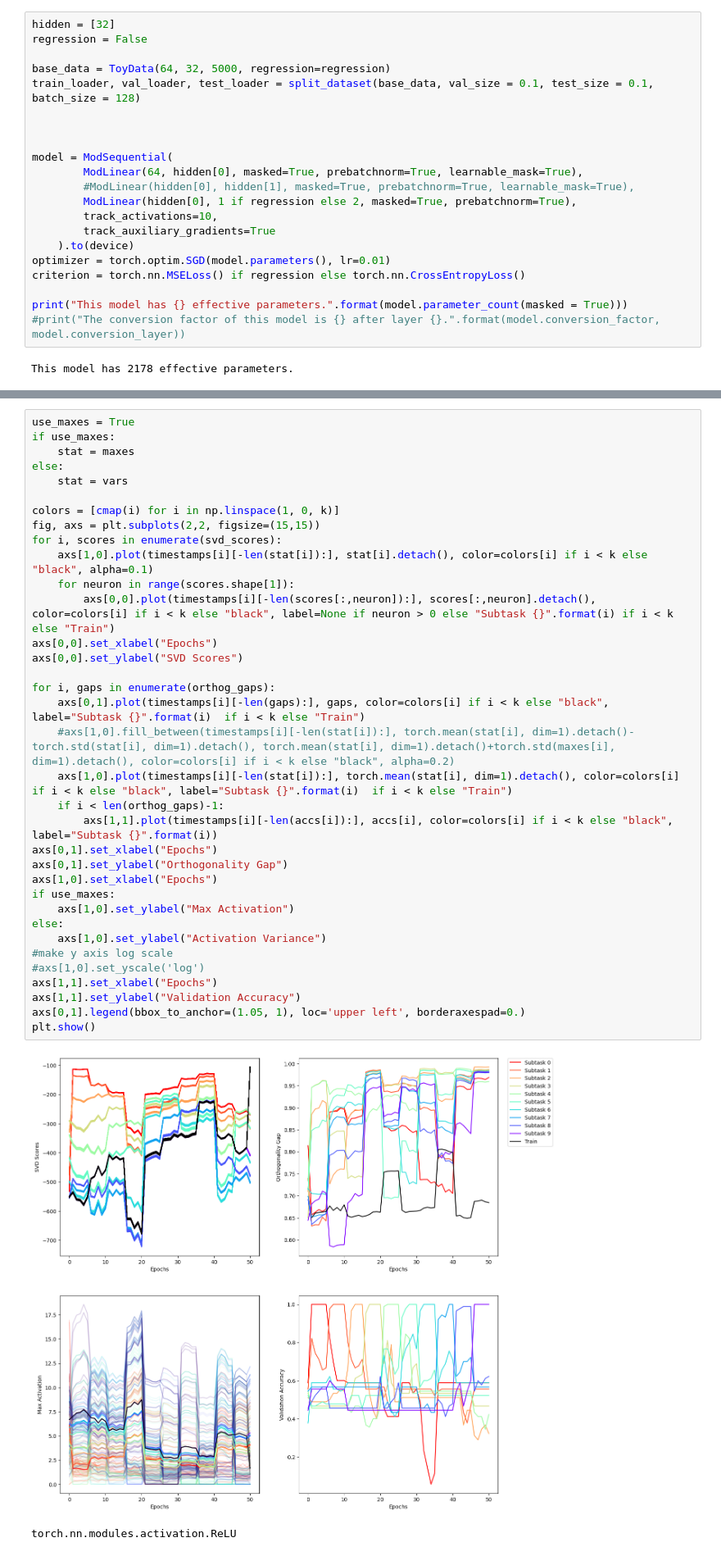
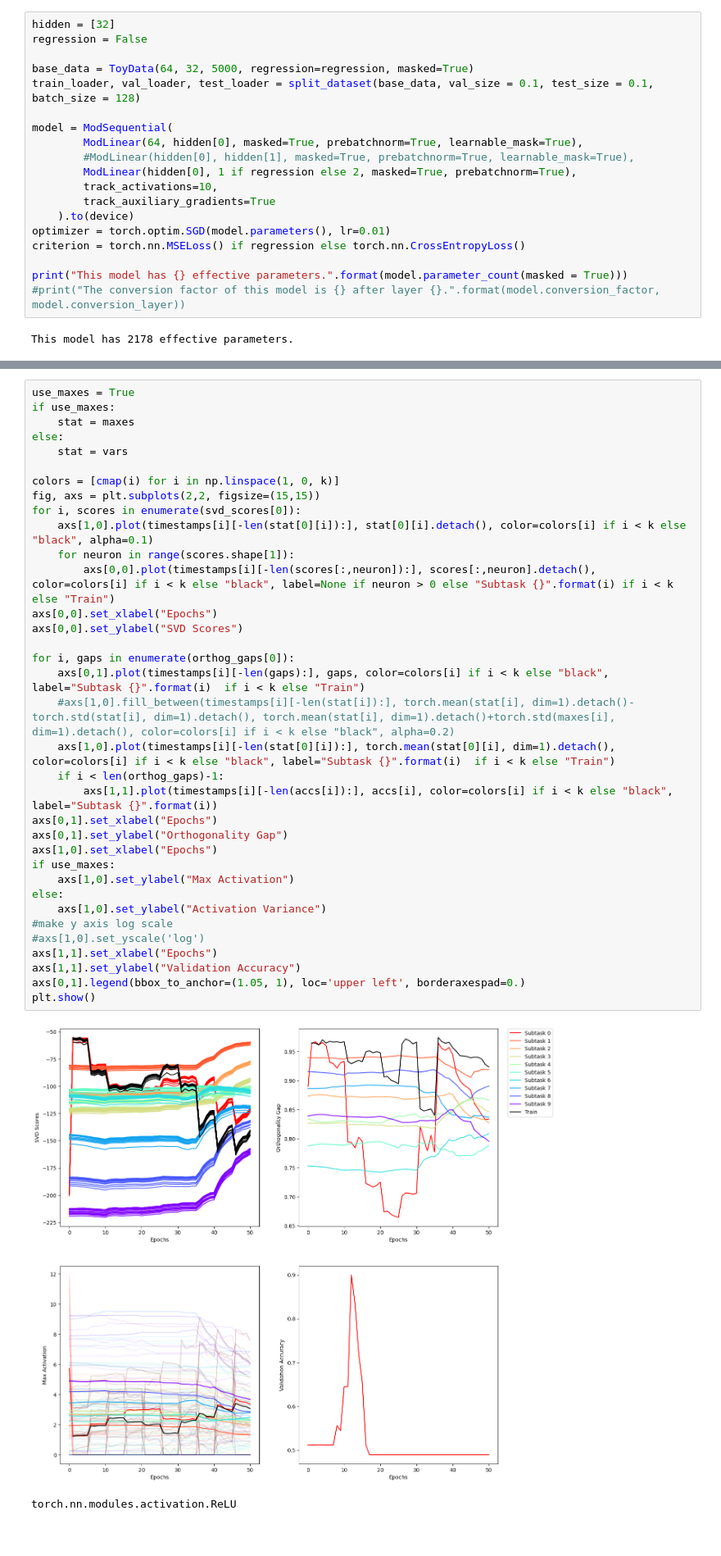
Before and after one commit to k8lion/GrowAndPrune, a Jupyter notebook: src/sandbox.ipynb, the cells around one changed output, grey strips where cells are left out. Shown at 82% size. Saved outputs shown, nothing was run; the diff lists cells and outputs as text.

```diff
--- a/src/sandbox.ipynb
+++ b/src/sandbox.ipynb
@@ -21,10 +21,8 @@ device = torch.device("cuda" if torch.cuda.is_available() else "cpu")
 hidden = [32]
 regression = False
 
-base_data = ToyData(64, 32, 5000, regression=regression)
+base_data = ToyData(64, 32, 5000, regression=regression, masked=True)
 train_loader, val_loader, test_loader = split_dataset(base_data, val_size = 0.1, test_size = 0.1, batch_size = 128)
-
-
 
 model = ModSequential(
         ModLinear(64, hidden[0], masked=True, prebatchnorm=True, learnable_mask=True),
@@ -298,38 +304,38 @@ use_maxes = True
 if use_maxes:
     stat = maxes
 else:
     stat = vars
 
 colors = [cmap(i) for i in np.linspace(1, 0, k)]
 fig, axs = plt.subplots(2,2, figsize=(15,15))
-for i, scores in enumerate(svd_scores):
-    axs[1,0].plot(timestamps[i][-len(stat[i]):], stat[i].detach(), color=colors[i] if i < k else "black", alpha=0.1)
+for i, scores in enumerate(svd_scores[0]):
+    axs[1,0].plot(timestamps[i][-len(stat[0][i]):], stat[0][i].detach(), color=colors[i] if i < k else "black", alpha=0.1)
     for neuron in range(scores.shape[1]):
         axs[0,0].plot(timestamps[i][-len(scores[:,neuron]):], scores[:,neuron].detach(), color=colors[i] if i < k else "black", label=None if neuron > 0 else "Subtask {}".format(i) if i < k else "Train")
 axs[0,0].set_xlabel("Epochs")
 axs[0,0].set_ylabel("SVD Scores")
 
-for i, gaps in enumerate(orthog_gaps):
+for i, gaps in enumerate(orthog_gaps[0]):
     axs[0,1].plot(timestamps[i][-len(gaps):], gaps, color=colors[i] if i < k else "black", label="Subtask {}".format(i)  if i < k else "Train")
     #axs[1,0].fill_between(timestamps[i][-len(stat[i]):], torch.mean(stat[i], dim=1).detach()-torch.std(stat[i], dim=1).detach(), torch.mean(stat[i], dim=1).detach()+torch.std(maxes[i], dim=1).detach(), color=colors[i] if i < k else "black", alpha=0.2)
-    axs[1,0].plot(timestamps[i][-len(stat[i]):], torch.mean(stat[i], dim=1).detach(), color=colors[i] if i < k else "black", label="Subtask {}".format(i)  if i < k else "Train")
+    axs[1,0].plot(timestamps[i][-len(stat[0][i]):], torch.mean(stat[0][i], dim=1).detach(), color=colors[i] if i < k else "black", label="Subtask {}".format(i)  if i < k else "Train")
     if i < len(orthog_gaps)-1:
         axs[1,1].plot(timestamps[i][-len(accs[i]):], accs[i], color=colors[i] if i < k else "black", label="Subtask {}".format(i))
 axs[0,1].set_xlabel("Epochs")
 axs[0,1].set_ylabel("Orthogonality Gap")
 axs[1,0].set_xlabel("Epochs")
 if use_maxes:
     axs[1,0].set_ylabel("Max Activation")
 else:
     axs[1,0].set_ylabel("Activation Variance")
 #make y axis log scale
 #axs[1,0].set_yscale('log')
 axs[1,1].set_xlabel("Epochs")
 axs[1,1].set_ylabel("Validation Accuracy")
 axs[0,1].legend(bbox_to_anchor=(1.05, 1), loc='upper left', borderaxespad=0.)
 plt.show()
 # %% [output]
-[figure, old version]
+[figure, new version]
 # %%
 # %% [output]
 torch.nn.modules.activation.ReLU
```
Also changed, not shown: parts of 4 cells of this notebook, 2 other files.
